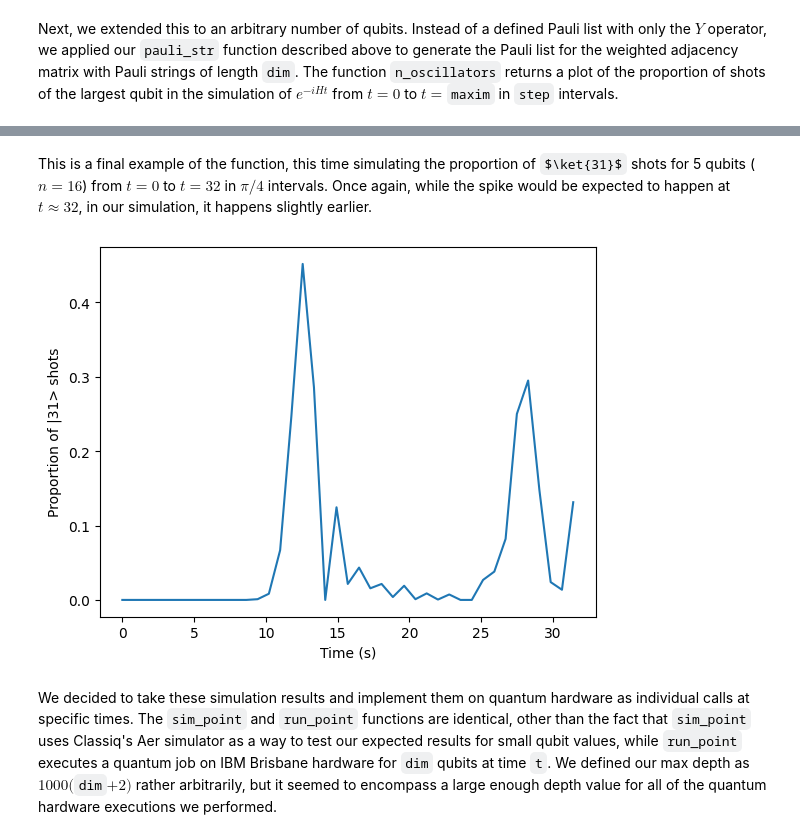
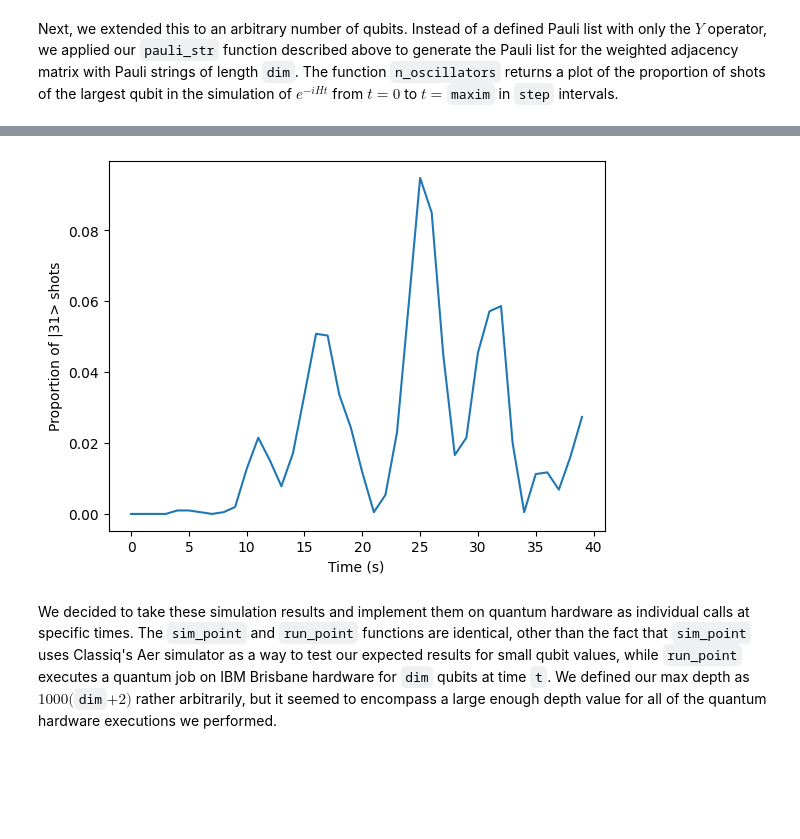
Before and after one commit to adam-godel/qrise2024-classiq-challenge, a Jupyter notebook: glued_trees.ipynb, the cells around one changed output, grey strips where cells are left out. Saved outputs shown, nothing was run; the diff lists cells and outputs as text; code cells hidden in the pictures; some formulas as TeX source; blank space fills up the shorter version.

```diff
--- a/glued_trees.ipynb
+++ b/glued_trees.ipynb
@@ -150,9 +149,7 @@ n_oscillators(4, 16, np.pi/8)
-# %% [markdown]
-This is a final example of the function, this time simulating the proportion of $\ket{31}$ shots for 5 qubits ($n=16$) from $t=0$ to $t=32$ in $\pi/4$ intervals. Once again, while the spike would be expected to happen at $t \approx 32$, in our simulation, it happens slightly earlier.
-# %%
-n_oscillators(5, 32, np.pi/4)
-# %% [output]
-[figure, removed]
+# %%
+n_oscillators(5, 40, 1)
+# %% [output]
+[figure, added]
 # %% [markdown]
 We decided to take these simulation results and implement them on quantum hardware as individual calls at specific times. The `sim_point` and `run_point` functions are identical, other than the fact that `sim_point` uses Classiq's Aer simulator as a way to test our expected results for small qubit values, while `run_point` executes a quantum job on IBM Brisbane hardware for `dim` qubits at time `t`. We defined our max depth as $1000($`dim`$+2)$ rather arbitrarily, but it seemed to encompass a large enough depth value for all of the quantum hardware executions we performed.
 # %%
```
Also changed, not shown: parts of 10 cells of this notebook.
